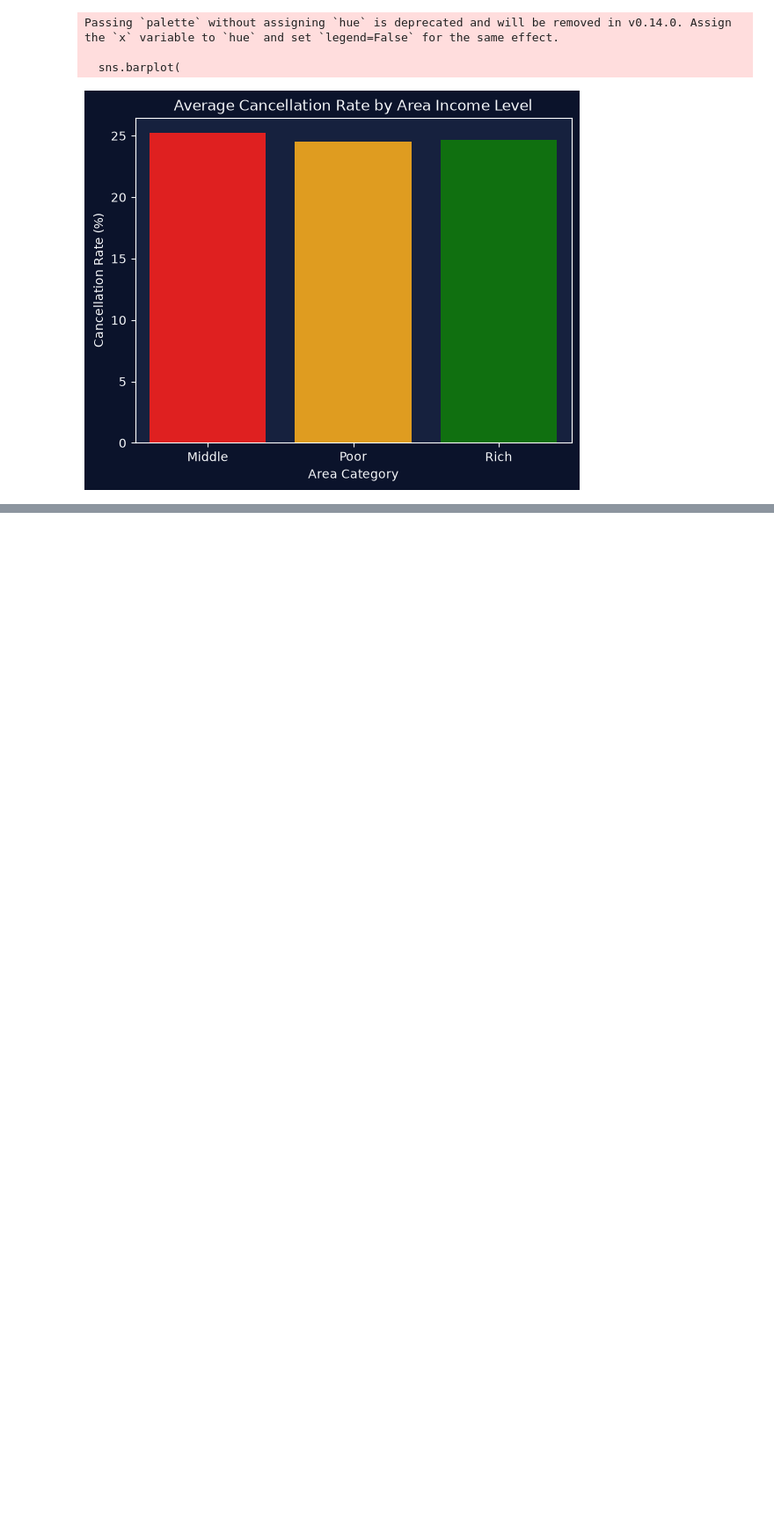
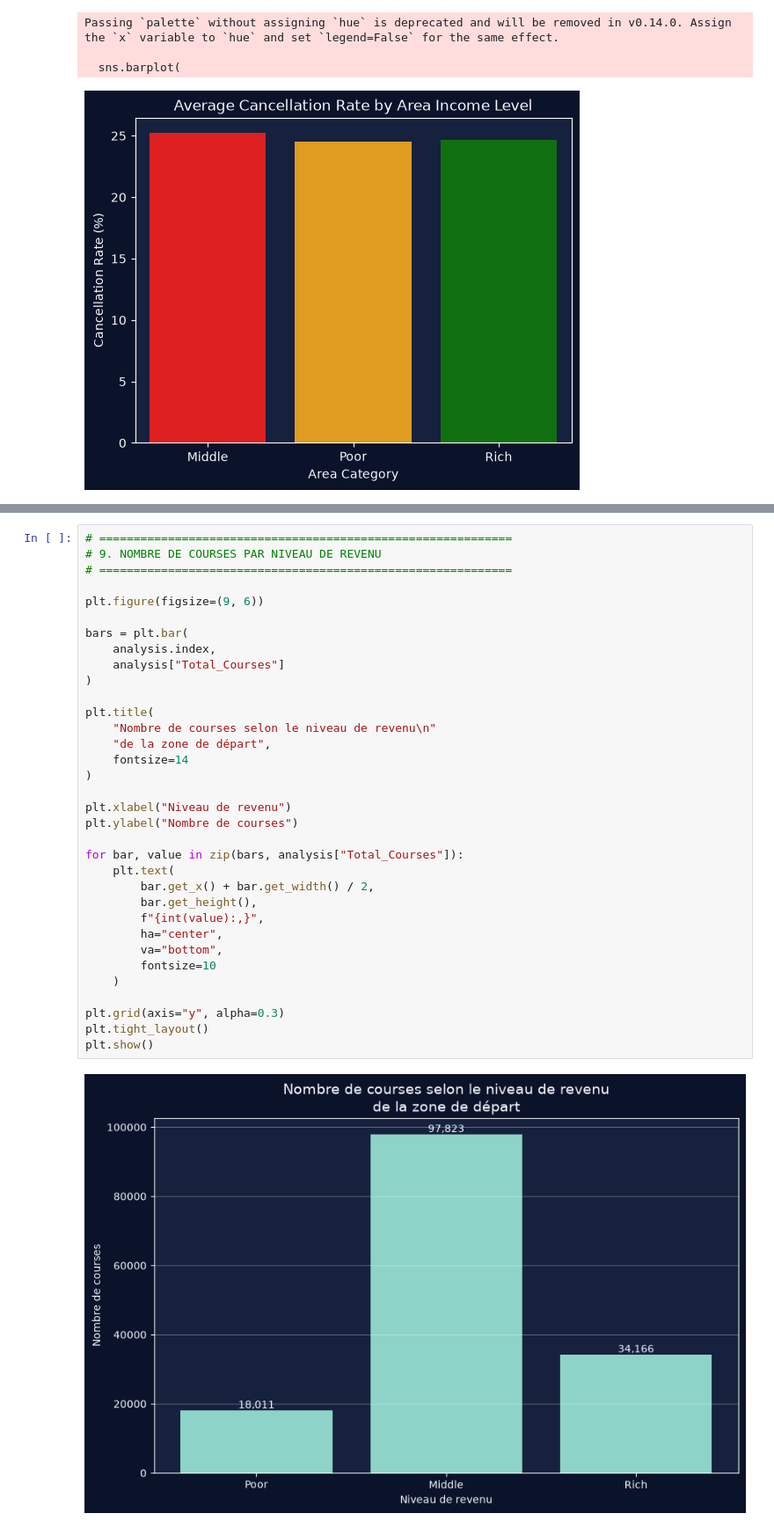
Before and after one commit to aoopen/Project-csv, a Jupyter notebook: Project2.ipynb, the cells around one changed output, grey strips where cells are left out. Shown at 88% size. Saved outputs shown, nothing was run; the diff lists cells and outputs as text; blank space fills up the shorter version.

```diff
--- a/Project2.ipynb
+++ b/Project2.ipynb
@@ -996,0 +1175,36 @@ Passing `palette` without assigning `hue` is deprecated and will be removed in v
+# %%
+# ============================================================
+# 9. NOMBRE DE COURSES PAR NIVEAU DE REVENU
+# ============================================================
+
+plt.figure(figsize=(9, 6))
+
+bars = plt.bar(
+    analysis.index,
+    analysis["Total_Courses"]
+)
+
+plt.title(
+    "Nombre de courses selon le niveau de revenu\n"
+    "de la zone de départ",
+    fontsize=14
+)
+
+plt.xlabel("Niveau de revenu")
+plt.ylabel("Nombre de courses")
+
+for bar, value in zip(bars, analysis["Total_Courses"]):
+    plt.text(
+        bar.get_x() + bar.get_width() / 2,
+        bar.get_height(),
+        f"{int(value):,}",
+        ha="center",
+        va="bottom",
+        fontsize=10
+    )
+
+plt.grid(axis="y", alpha=0.3)
+plt.tight_layout()
+plt.show()
+# %% [output]
+[figure, added]
```
Also changed, not shown: parts of 6 cells of this notebook.
